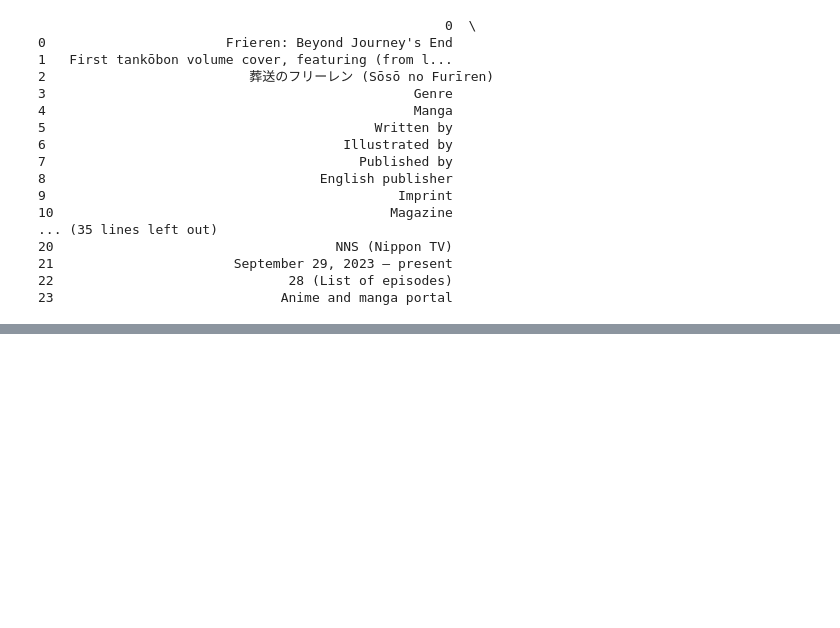
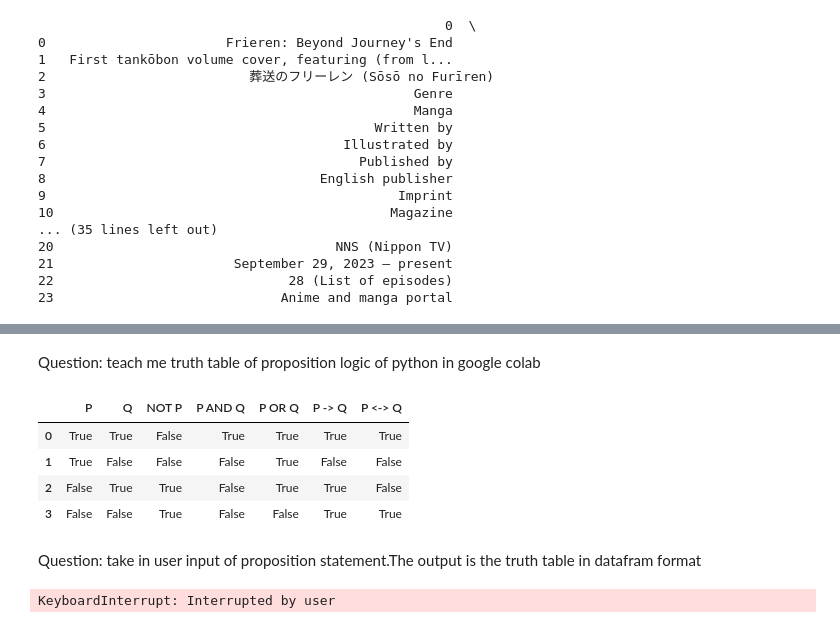
Before and after one commit to wetjie/Practical-Discrete-Mathematics, a Jupyter notebook: Chapter 01 - Introduction/Chapter1.ipynb, the cells around one changed output, grey strips where cells are left out. Cells and saved outputs as stored; diff of their text form; code cells hidden in the pictures; blank space fills up the shorter version.

```diff
--- a/Chapter 01 - Introduction/Chapter1.ipynb
+++ b/Chapter 01 - Introduction/Chapter1.ipynb
@@ -121,0 +125,78 @@ print(f"Hello, {user_name}! Welcome to Google Colab.")
+# %% [markdown]
+Question: teach me truth table of proposition logic of python in google colab
+# %%
+# Import pandas for creating dataframes
+import pandas as pd
+
+# Define the variables
+P = [True, True, False, False]
+Q = [True, False, True, False]
+
+# Define logical operations
+NOT_P = [not p for p in P]
+AND = [p and q for p, q in zip(P, Q)]
+OR = [p or q for p, q in zip(P, Q)]
+IMPLIES = [not p or q for p, q in zip(P, Q)]
+EQUIVALENT = [p == q for p, q in zip(P, Q)]
+
+# Create a dataframe
+df = pd.DataFrame({
+    'P': P,
+    'Q': Q,
+    'NOT P': NOT_P,
+    'P AND Q': AND,
+    'P OR Q': OR,
+    'P -> Q': IMPLIES,
+    'P <-> Q': EQUIVALENT
+})
+
+# Display the truth table
+df
+# %% [output]
+|  | P | Q | NOT P | P AND Q | P OR Q | P -> Q | P <-> Q |
+| 0 | True | True | False | True | True | True | True |
+| 1 | True | False | False | False | True | False | False |
+| 2 | False | True | True | False | True | True | False |
+| 3 | False | False | True | False | False | True | True |
+# %% [markdown]
+Question: take in user input of proposition statement.The output is the truth table in datafram format
+# %%
+import pandas as pd
+
+# Function to evaluate a propositional statement
+def generate_truth_table(expression, variables):
+    # Define the possible truth values (True/False) combinations
+    truth_values = [(True, True), (True, False), (False, True), (False, False)]
+
+    # List to hold the results of the evaluation
+    table_data = []
+
+    # Loop over the possible truth values for the variables
+    for values in truth_values:
+        # Create a dictionary mapping variable names to truth values
+        context = dict(zip(variables, values))
+
+        # Use eval() to evaluate the expression in the context of the truth values
+        result = eval(expression, context)
+
+        # Append the result along with the truth values to the table data
+        table_data.append(list(values) + [result])
+
+    # Create a DataFrame for the truth table
+    columns = variables + [expression]
+    truth_table = pd.DataFrame(table_data, columns=columns)
+
+    # Display the truth table
+    return truth_table
+
+# Taking user input for the propositional statement
+expression = input("Enter a propositional logic statement (e.g., 'p and q or not p'): ")
+
+# Assuming the variables are 'p' and 'q'
+variables = ['p', 'q']
+
+# Generate and display the truth table
+truth_table = generate_truth_table(expression, variables)
+print(truth_table)
+# %% [output]
+KeyboardInterrupt: Interrupted by user
```
Also changed, not shown: parts of 2 cells of this notebook.
